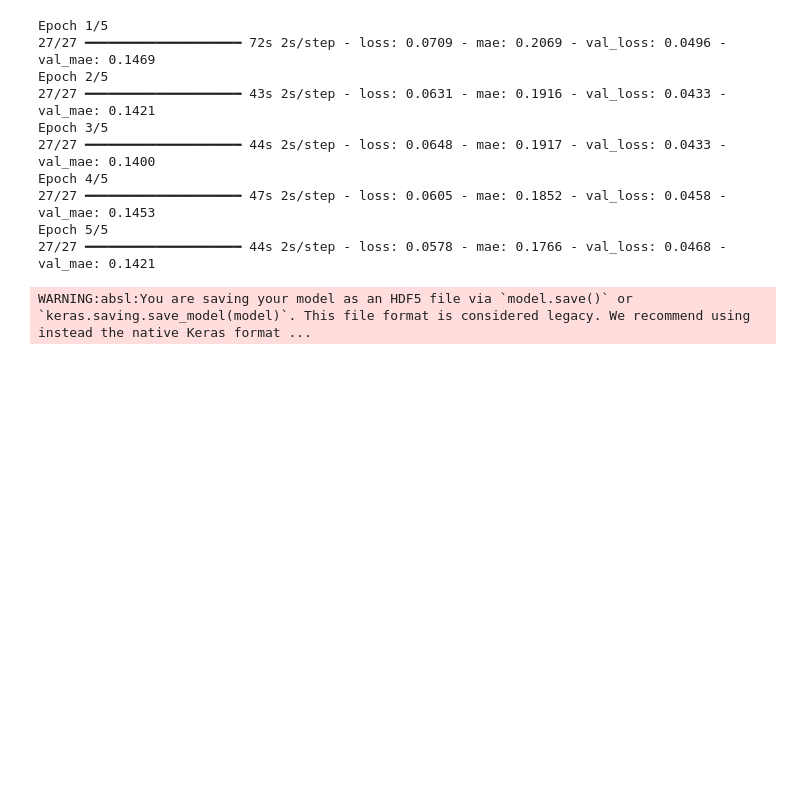
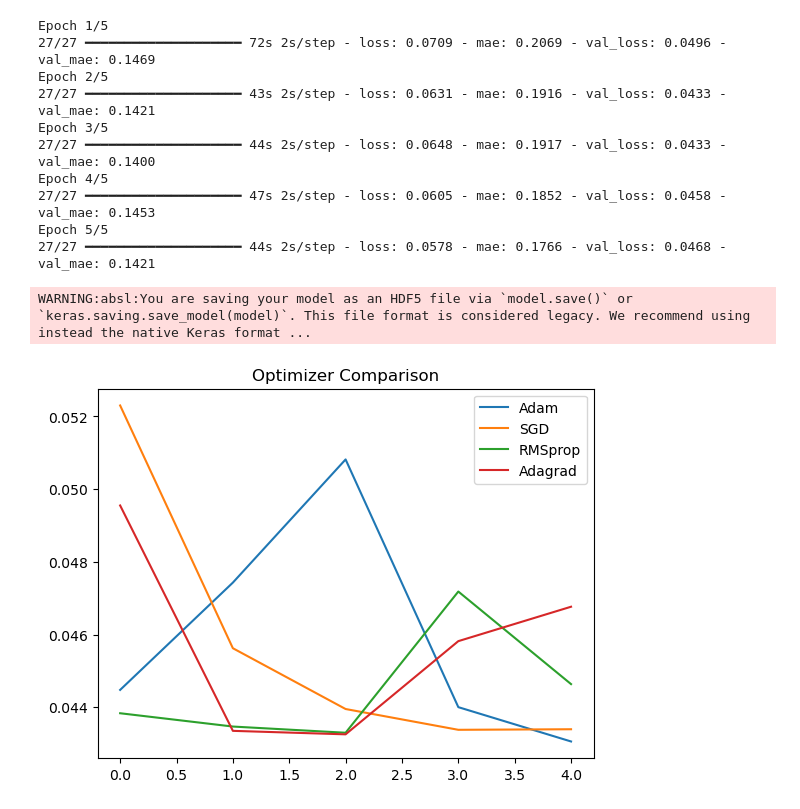
Before and after one commit to nishtha911/car-image-classification, a Jupyter notebook: training/resnet50_train.ipynb, the cells around one changed output. Cells and saved outputs as stored; diff of their text form; code cells hidden in the pictures; blank space fills up the shorter version.

Commit message:
final comparison and table

```diff
--- a/training/resnet50_train.ipynb
+++ b/training/resnet50_train.ipynb
@@ -151,3 +151,17 @@ Epoch 4/5
 Epoch 5/5
 27/27 ━━━━━━━━━━━━━━━━━━━━ 44s 2s/step - loss: 0.0578 - mae: 0.1766 - val_loss: 0.0468 - val_mae: 0.1421
 WARNING:absl:You are saving your model as an HDF5 file via `model.save()` or `keras.saving.save_model(model)`. This file format is considered legacy. We recommend using instead the native Keras format ...
+# %%
+plt.figure()
+
+plt.plot(history_adam.history['val_loss'], label='Adam')
+plt.plot(history_sgd.history['val_loss'], label='SGD')
+plt.plot(history_rms.history['val_loss'], label='RMSprop')
+plt.plot(history_ada.history['val_loss'], label='Adagrad')
+
+plt.legend()
+plt.title("Optimizer Comparison")
+plt.savefig("../evaluation/optimizer_comparison.png")
+plt.show()
+# %% [output]
+[figure, added]
```
Also changed, not shown: parts of 2 cells of this notebook.
